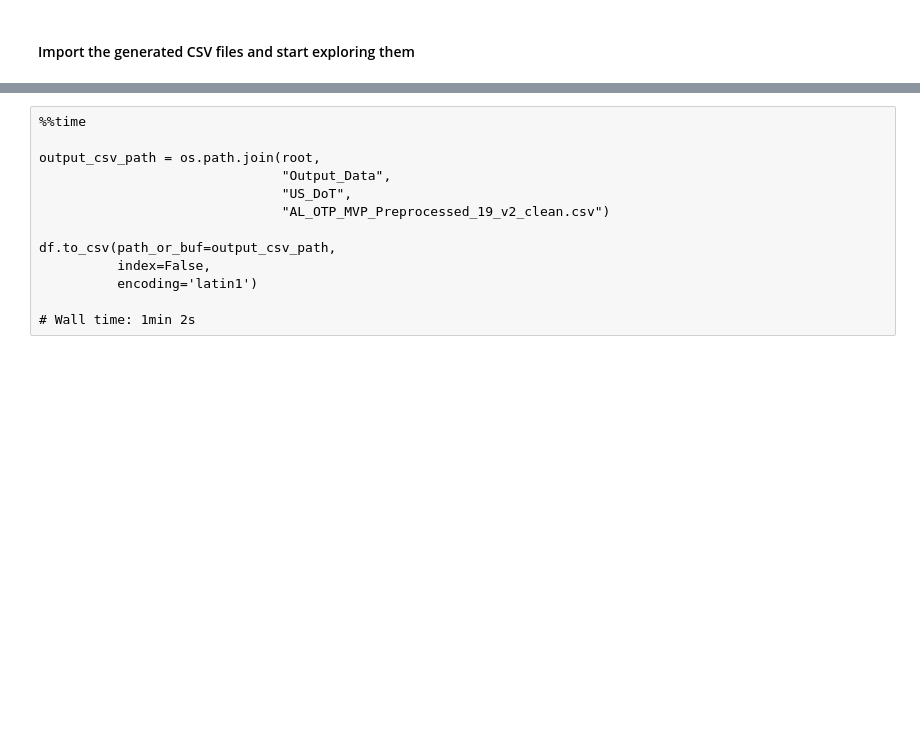
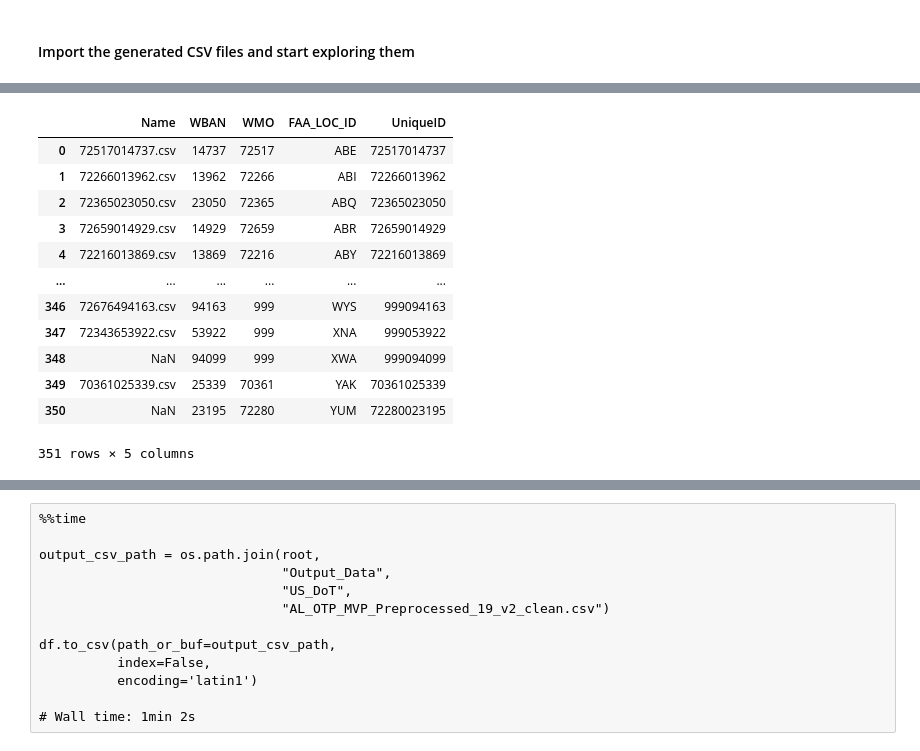
Before and after one commit to malonsol/TFM_KSchool, a Jupyter notebook: EDA/DELAY/WBAN_IATA.ipynb, the cells around one changed output, grey strips where cells are left out. Cells and saved outputs as stored; diff of their text form; code cells hidden in the pictures; blank space fills up the shorter version.

```diff
--- a/EDA/DELAY/WBAN_IATA.ipynb
+++ b/EDA/DELAY/WBAN_IATA.ipynb
@@ -413,3 +415,9 @@ ___
 Source: https://www.ncei.noaa.gov/data/local-climatological-data/access/2019/
 # %% [markdown]
 #### Import the generated CSV files and start exploring them
+# %%
+pd.set_option('display.max_rows', 10)
+# %%
+tables = pd.read_html("https://www.ncei.noaa.gov/data/local-climatological-data/access/2019/")
+LCD_files = tables[0].loc[2:].copy()
+LCD_files
@@ -415,0 +438,8 @@ Source: https://www.ncei.noaa.gov/data/local-climatological-data/access/2019/
+# %%
+LCD_files.drop(labels=['Last modified', 'Size', 'Description'], axis=1, inplace=True)
+LCD_files['WBAN'] = LCD_files.loc[:, 'Name'].str.slice(-9, -4)
+LCD_files.drop(LCD_files[LCD_files['WBAN'] == '99999'].index, inplace=True)
+LCD_files['WBAN'].dropna(inplace=True)
+LCD_files.dropna(how='all', axis=0, inplace=True)
+LCD_files['WBAN'] = LCD_files['WBAN'].astype('int64')
+LCD_files
@@ -415,0 +469,17 @@ Source: https://www.ncei.noaa.gov/data/local-climatological-data/access/2019/
+# %%
+LCD_WBAN = LCD_files.merge(OTP_WBAN[['WBAN', 'WMO', 'FAA_LOC_ID', 'UniqueID']], how='right', left_on='WBAN', right_on='WBAN')
+LCD_WBAN
+# %% [output]
+|  | Name | WBAN | WMO | FAA_LOC_ID | UniqueID |
+| 0 | 72517014737.csv | 14737 | 72517 | ABE | 72517014737 |
+| 1 | 72266013962.csv | 13962 | 72266 | ABI | 72266013962 |
+| 2 | 72365023050.csv | 23050 | 72365 | ABQ | 72365023050 |
+| 3 | 72659014929.csv | 14929 | 72659 | ABR | 72659014929 |
+| 4 | 72216013869.csv | 13869 | 72216 | ABY | 72216013869 |
+| ... | ... | ... | ... | ... | ... |
+| 346 | 72676494163.csv | 94163 | 999 | WYS | 999094163 |
+| 347 | 72343653922.csv | 53922 | 999 | XNA | 999053922 |
+| 348 | NaN | 94099 | 999 | XWA | 999094099 |
+| 349 | 70361025339.csv | 25339 | 70361 | YAK | 70361025339 |
+| 350 | NaN | 23195 | 72280 | YUM | 72280023195 |
+351 rows × 5 columns
```
Also changed, not shown: parts of 35 cells of this notebook.
